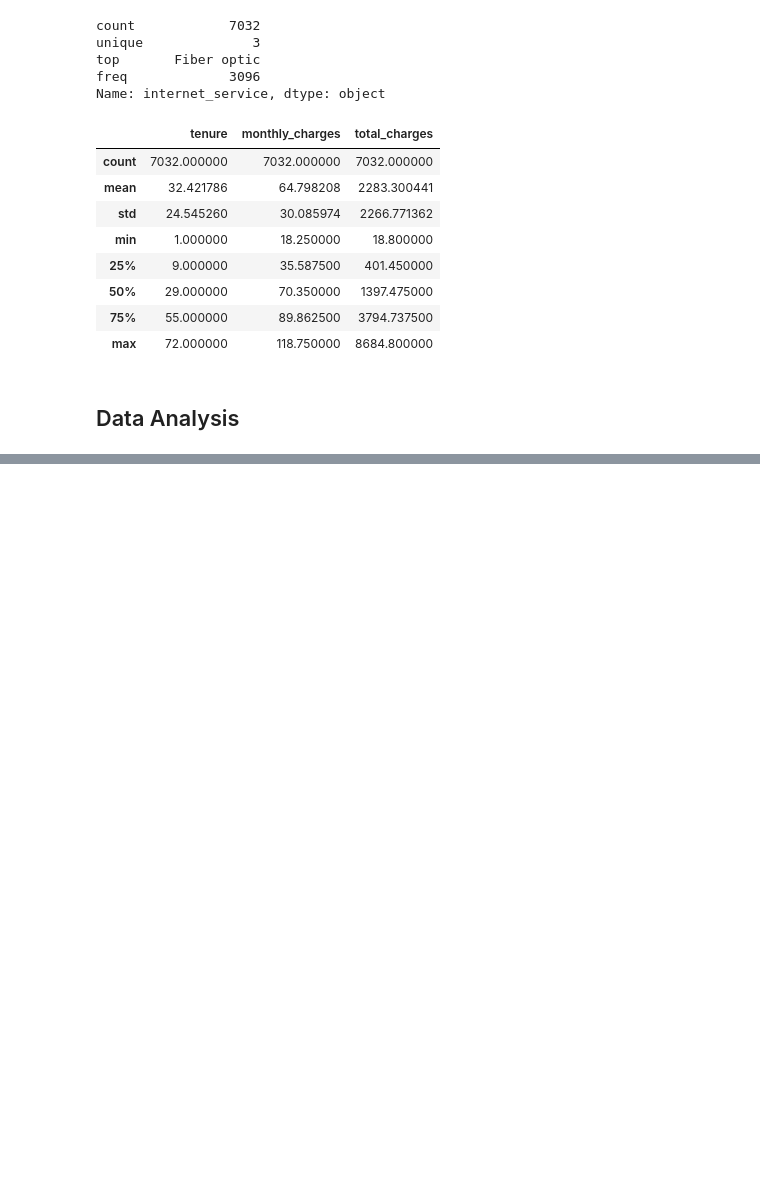
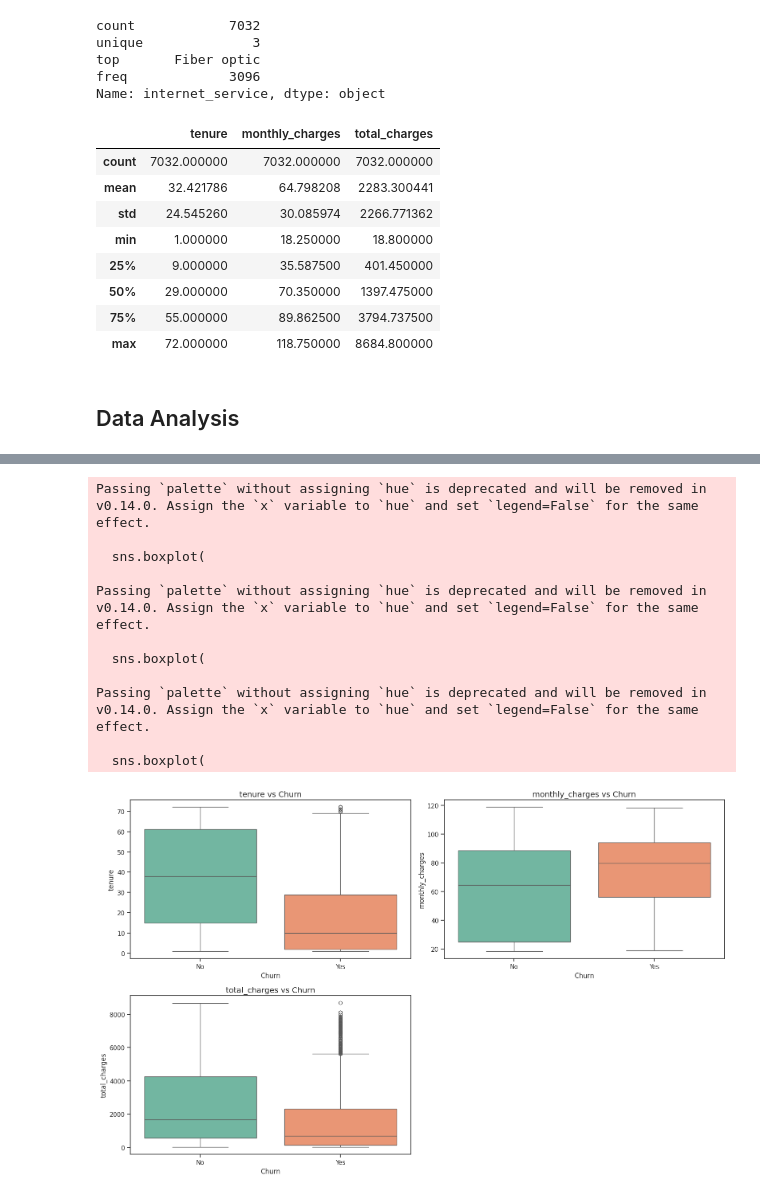
Before and after one commit to RicardoFW11/telco_customer_churn, a Jupyter notebook: notebook.ipynb, the cells around one changed output, grey strips where cells are left out. Drawn from its saved outputs; the diff is of its cells as text; code cells hidden in the pictures; blank space fills up the shorter version.

```diff
--- a/notebook.ipynb
+++ b/notebook.ipynb
@@ -210,0 +322,42 @@ df.describe()
+# %%
+sns.set(style="ticks")
+
+num_vars = numeric_columns
+num_cols = 2
+num_rows = int(np.ceil(len(num_vars) / num_cols))
+
+fig, axes = plt.subplots(num_rows, num_cols, figsize=(16, 5 * num_rows))
+axes = np.array(axes).reshape(-1)
+
+for i, col in enumerate(num_vars):
+    sns.boxplot(
+        x="churn",
+        y=col,
+        data=df,
+        ax=axes[i],
+        palette="Set2"
+    )
+
+    axes[i].set_title(f"{col} vs Churn", fontsize=14)
+    axes[i].set_xlabel("Churn")
+    axes[i].set_ylabel(col)
+
+# Eliminar ejes sobrantes
+for j in range(i + 1, len(axes)):
+    fig.delaxes(axes[j])
+
+plt.tight_layout()
+plt.show()
+# %% [output]
+Passing `palette` without assigning `hue` is deprecated and will be removed in v0.14.0. Assign the `x` variable to `hue` and set `legend=False` for the same effect.
+
+  sns.boxplot(
+
+Passing `palette` without assigning `hue` is deprecated and will be removed in v0.14.0. Assign the `x` variable to `hue` and set `legend=False` for the same effect.
+
+  sns.boxplot(
+
+Passing `palette` without assigning `hue` is deprecated and will be removed in v0.14.0. Assign the `x` variable to `hue` and set `legend=False` for the same effect.
+
+  sns.boxplot(
+[figure, added]
```
Also changed, not shown: parts of 25 cells of this notebook.
